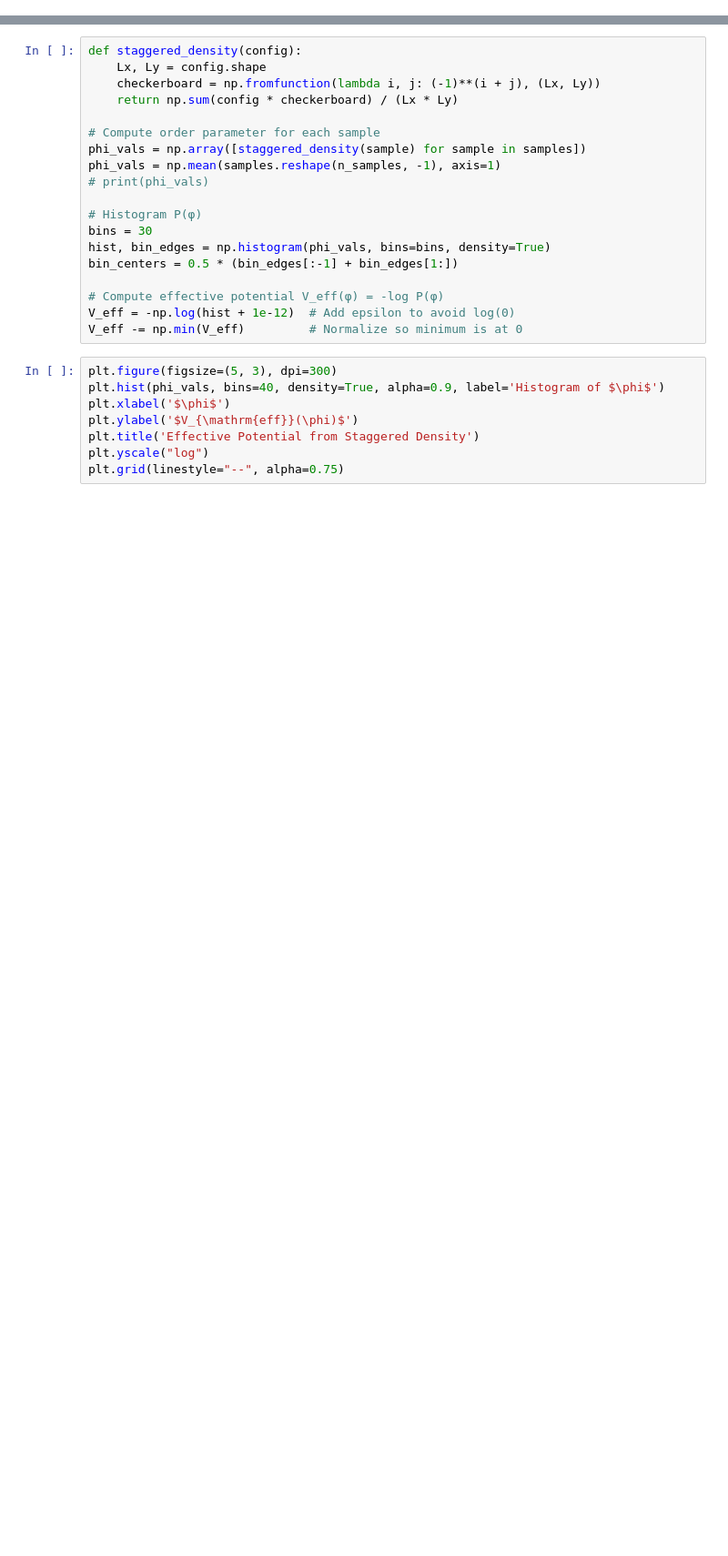
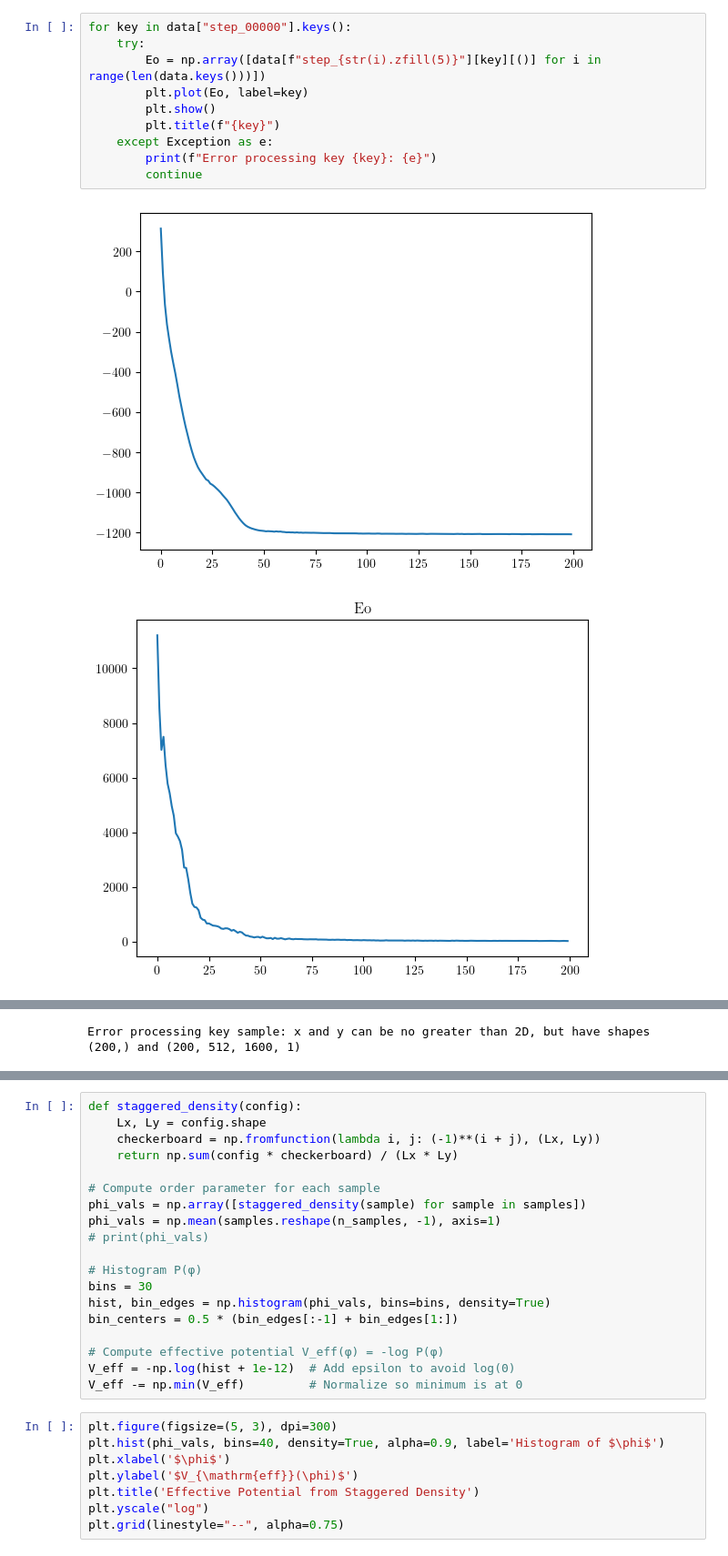
Before and after one commit to maxawake/VMC_with_LPTFs, a Jupyter notebook: evaluation/evaluation.ipynb, the cells around one changed output, grey strips where cells are left out. Shown at 91% size. Cells and saved outputs as stored; diff of their text form; blank space fills up the shorter version.

```diff
--- a/evaluation/evaluation.ipynb
+++ b/evaluation/evaluation.ipynb
@@ -46,0 +44,13 @@ plt.show()
+# %%
+for key in data["step_00000"].keys():
+    try:
+        Eo = np.array([data[f"step_{str(i).zfill(5)}"][key][()] for i in range(len(data.keys()))])
+        plt.plot(Eo, label=key)
+        plt.show()
+        plt.title(f"{key}")
+    except Exception as e:
+        print(f"Error processing key {key}: {e}")
+        continue
+# %% [output]
+[figure, added]
+[figure, added]
@@ -46,0 +61 @@ plt.show()
+Error processing key sample: x and y can be no greater than 2D, but have shapes (200,) and (200, 512, 1600, 1)
```
Also changed, not shown: parts of 6 cells of this notebook, 2 other files.
